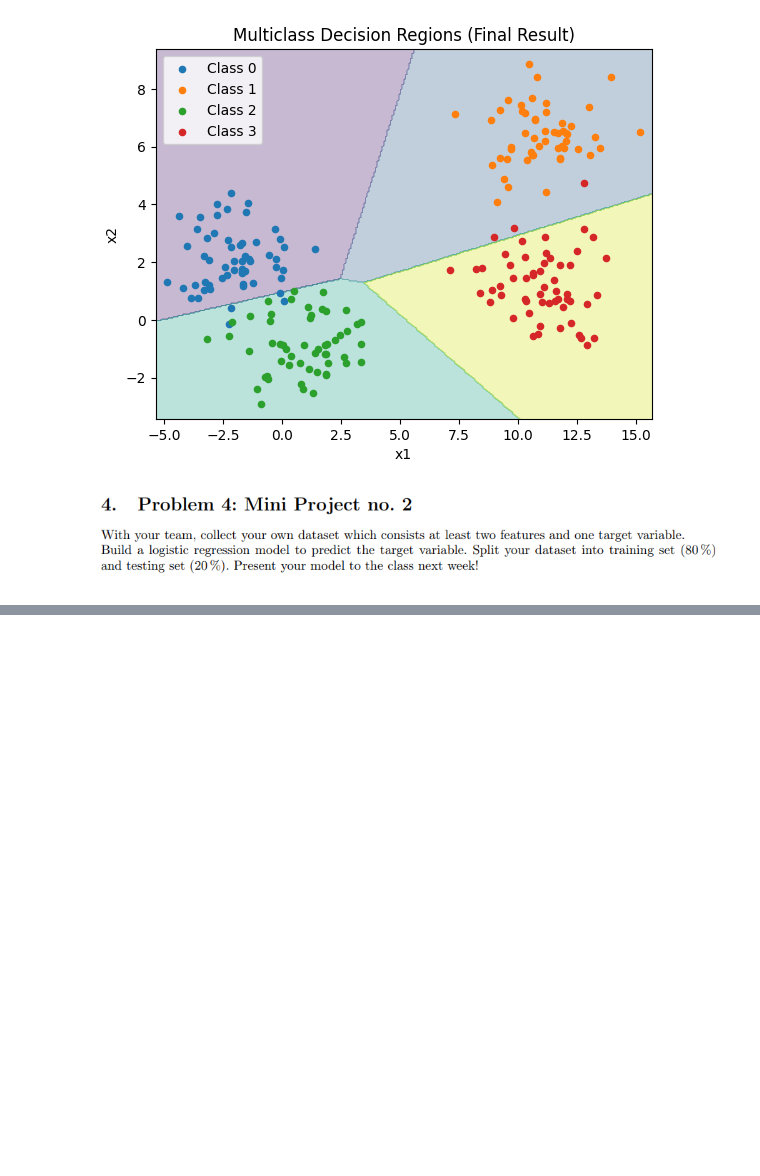
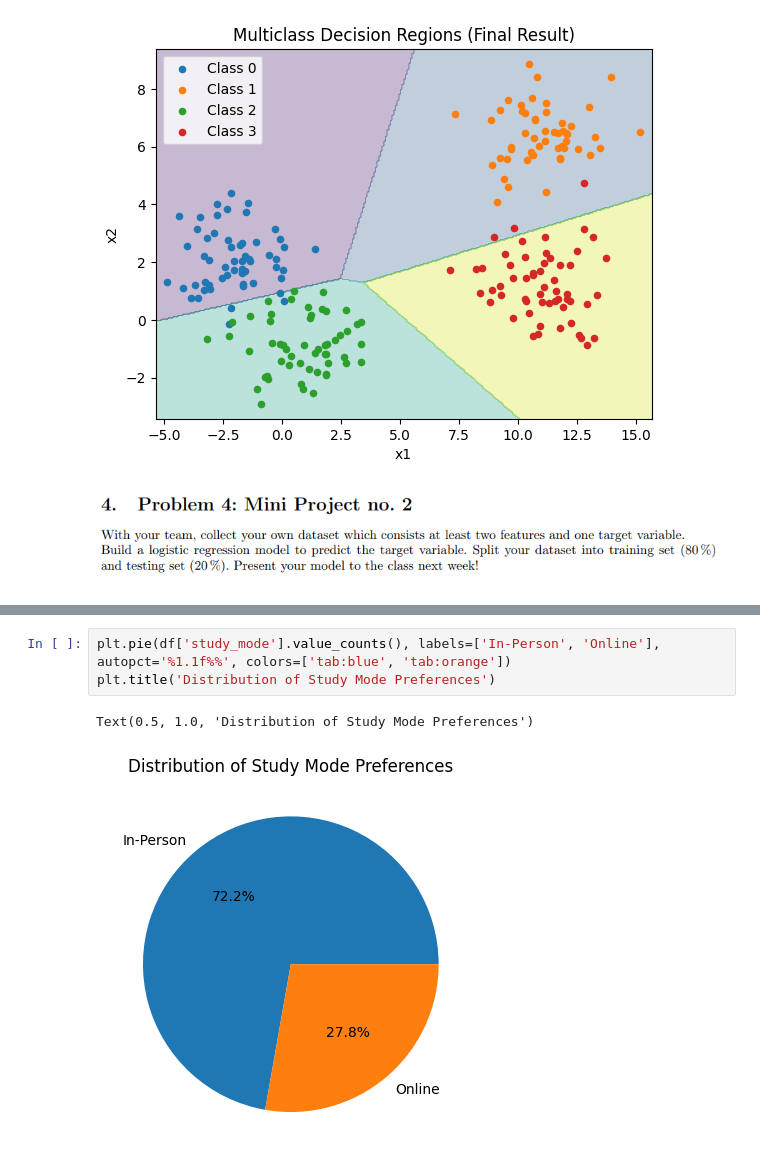
Before and after one commit to i-eat-tea/IML, a Jupyter notebook: TP3_group1/Logistic_Regrssion.ipynb, the cells around one changed output, grey strips where cells are left out. Drawn from its saved outputs; the diff is of its cells as text; blank space fills up the shorter version.

```diff
--- a/TP3_group1/Logistic_Regrssion.ipynb
+++ b/TP3_group1/Logistic_Regrssion.ipynb
@@ -496,0 +703,6 @@ plt.show()
+# %%
+plt.pie(df['study_mode'].value_counts(), labels=['In-Person', 'Online'], autopct='%1.1f%%', colors=['tab:blue', 'tab:orange'])
+plt.title('Distribution of Study Mode Preferences')
+# %% [output]
+Text(0.5, 1.0, 'Distribution of Study Mode Preferences')
+[figure, added]
```
Also changed, not shown: parts of 17 cells of this notebook, 1 other file.
